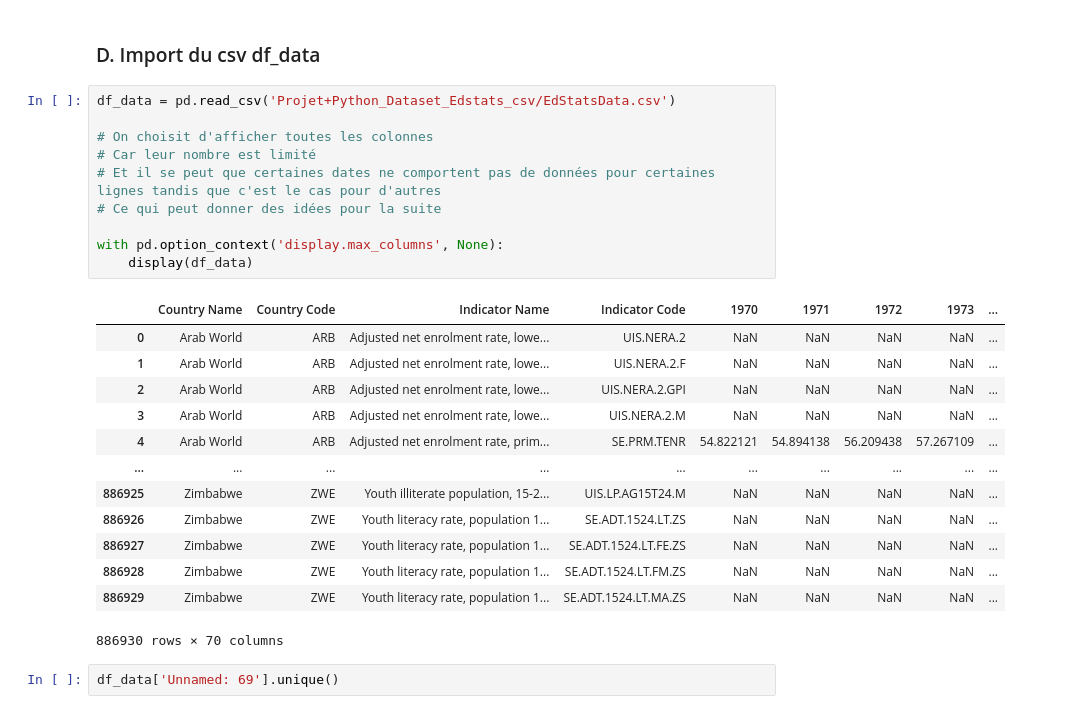
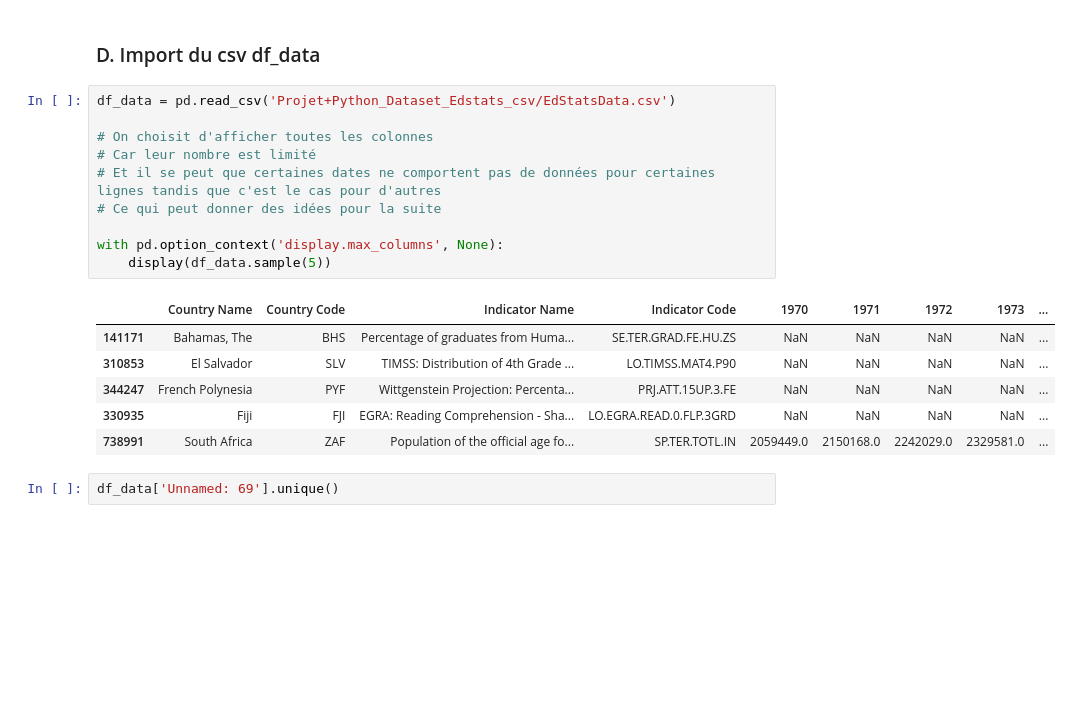
Before and after one commit to elochn/projets-openclassroom-fr, a Jupyter notebook: Projet2/Projet 2 - Analysez les données de systèmes éducatifs.ipynb, the cells around one changed output. Cells and saved outputs as stored; diff of their text form; blank space fills up the shorter version.

```diff
--- a/Projet2/Projet 2 - Analysez les données de systèmes éducatifs.ipynb
+++ b/Projet2/Projet 2 - Analysez les données de systèmes éducatifs.ipynb
@@ -321,27 +285,20 @@ df_country[df_country['Short Name']=='St. Martin (French part)'].T
 # %%
 df_data = pd.read_csv('Projet+Python_Dataset_Edstats_csv/EdStatsData.csv')
 
 # On choisit d'afficher toutes les colonnes
 # Car leur nombre est limité
 # Et il se peut que certaines dates ne comportent pas de données pour certaines lignes tandis que c'est le cas pour d'autres
 # Ce qui peut donner des idées pour la suite
 
 with pd.option_context('display.max_columns', None):
-    display(df_data)
+    display(df_data.sample(5))
 # %% [output]
 |  | Country Name | Country Code | Indicator Name | Indicator Code | 1970 | 1971 | 1972 | 1973 | ... |
-| 0 | Arab World | ARB | Adjusted net enrolment rate, lowe... | UIS.NERA.2 | NaN | NaN | NaN | NaN | ... |
-| 1 | Arab World | ARB | Adjusted net enrolment rate, lowe... | UIS.NERA.2.F | NaN | NaN | NaN | NaN | ... |
-| 2 | Arab World | ARB | Adjusted net enrolment rate, lowe... | UIS.NERA.2.GPI | NaN | NaN | NaN | NaN | ... |
-| 3 | Arab World | ARB | Adjusted net enrolment rate, lowe... | UIS.NERA.2.M | NaN | NaN | NaN | NaN | ... |
-| 4 | Arab World | ARB | Adjusted net enrolment rate, prim... | SE.PRM.TENR | 54.822121 | 54.894138 | 56.209438 | 57.267109 | ... |
-| ... | ... | ... | ... | ... | ... | ... | ... | ... | ... |
-| 886925 | Zimbabwe | ZWE | Youth illiterate population, 15-2... | UIS.LP.AG15T24.M | NaN | NaN | NaN | NaN | ... |
-| 886926 | Zimbabwe | ZWE | Youth literacy rate, population 1... | SE.ADT.1524.LT.ZS | NaN | NaN | NaN | NaN | ... |
-| 886927 | Zimbabwe | ZWE | Youth literacy rate, population 1... | SE.ADT.1524.LT.FE.ZS | NaN | NaN | NaN | NaN | ... |
-| 886928 | Zimbabwe | ZWE | Youth literacy rate, population 1... | SE.ADT.1524.LT.FM.ZS | NaN | NaN | NaN | NaN | ... |
-| 886929 | Zimbabwe | ZWE | Youth literacy rate, population 1... | SE.ADT.1524.LT.MA.ZS | NaN | NaN | NaN | NaN | ... |
+| 141171 | Bahamas, The | BHS | Percentage of graduates from Huma... | SE.TER.GRAD.FE.HU.ZS | NaN | NaN | NaN | NaN | ... |
+| 310853 | El Salvador | SLV | TIMSS: Distribution of 4th Grade ... | LO.TIMSS.MAT4.P90 | NaN | NaN | NaN | NaN | ... |
+| 344247 | French Polynesia | PYF | Wittgenstein Projection: Percenta... | PRJ.ATT.15UP.3.FE | NaN | NaN | NaN | NaN | ... |
+| 330935 | Fiji | FJI | EGRA: Reading Comprehension - Sha... | LO.EGRA.READ.0.FLP.3GRD | NaN | NaN | NaN | NaN | ... |
+| 738991 | South Africa | ZAF | Population of the official age fo... | SP.TER.TOTL.IN | 2059449.0 | 2150168.0 | 2242029.0 | 2329581.0 | ... |
-886930 rows × 70 columns
 # %%
 df_data['Unnamed: 69'].unique()
 # %% [output]
```
Also changed, not shown: parts of 61 cells of this notebook, 2 other files.
